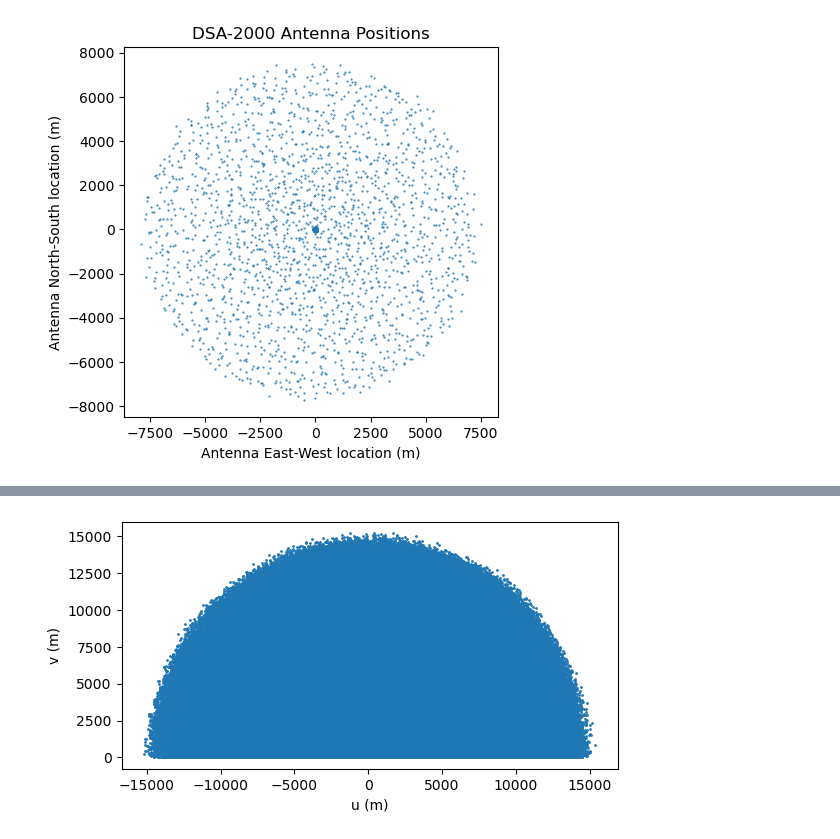
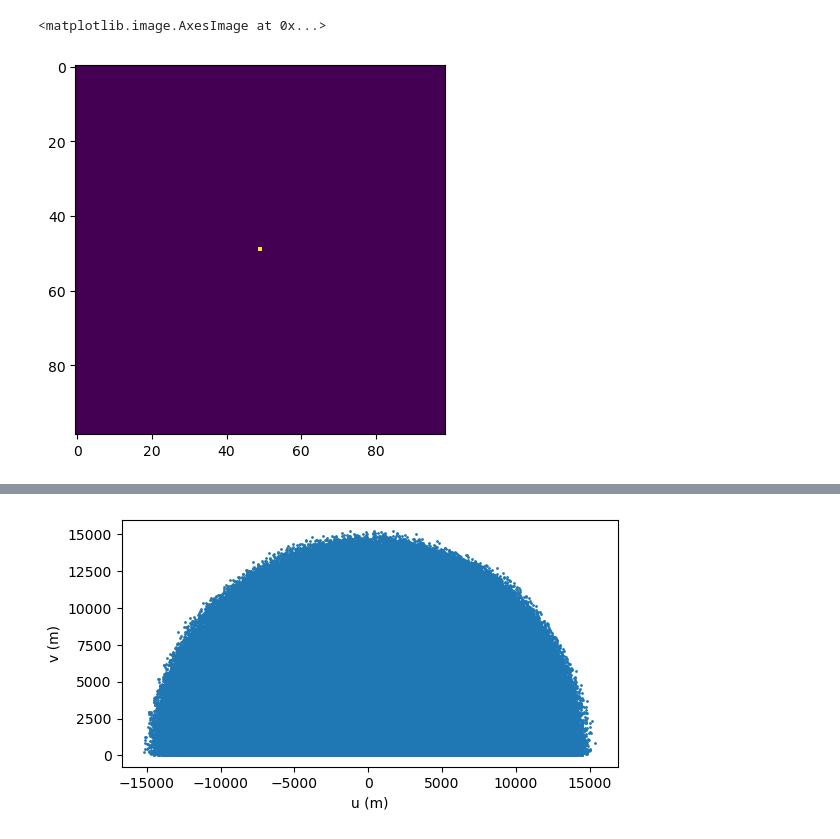
Before and after one commit to rlbyrne/PSsensitivity, a Jupyter notebook: plot_DSA2000_sensitivity.ipynb, the cells around one changed output, grey strips where cells are left out. Saved outputs shown, nothing was run; the diff lists cells and outputs as text; code cells hidden in the pictures.

```diff
--- a/plot_DSA2000_sensitivity.ipynb
+++ b/plot_DSA2000_sensitivity.ipynb
@@ -26,17 +40,18 @@ bao_scales_k = np.array([.03, .2]) / 0.71
+# %%
+psf, frequencies, ew_axis, ns_axis = array_sensitivity.calculate_psf(
+    baselines_m=baselines_m,
+    min_freq_hz=min_freq_hz,
+    max_freq_hz=max_freq_hz,
+    freq_resolution_hz=freq_resolution_hz,
+    antenna_diameter_m=antenna_diameter_m,
+)
+# %%
+plt.imshow(psf)
+# %% [output]
+<matplotlib.image.AxesImage at 0x...>
+[figure, added]
 # %%
 antpos = array_sensitivity.get_antpos(antpos_filepath)
-# %%
-fig, ax = plt.subplots()
-ax.plot(antpos[:,0], antpos[:,1], marker="o", markersize=.5, linewidth=0)
-ax.set_aspect(1)
-ax.set_xlabel("Antenna East-West location (m)")
-ax.set_ylabel("Antenna North-South location (m)")
-ax.set_title("DSA-2000 Antenna Positions")
-ax.set_aspect("equal")
-plt.savefig("plots/antlocs.png", dpi=600)
-plt.show()
-# %% [output]
-[figure, old version]
 # %%
 fig, ax = plt.subplots()
 ax.plot(antpos[:,0], antpos[:,1], marker="o", markersize=.5, linewidth=0)
```
Also changed, not shown: parts of 21 cells of this notebook, 1 other file.
